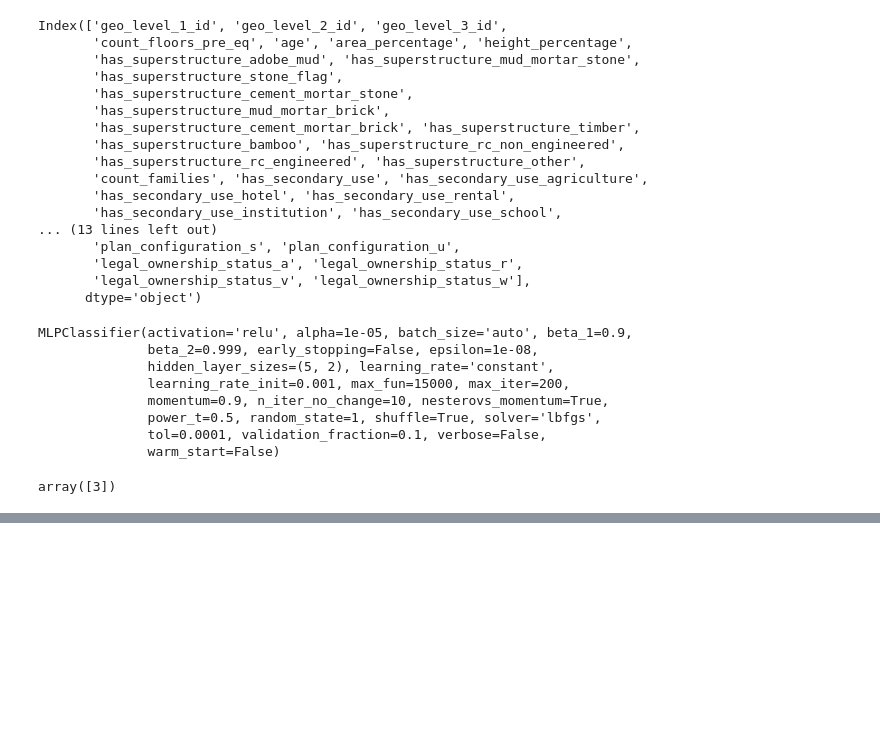
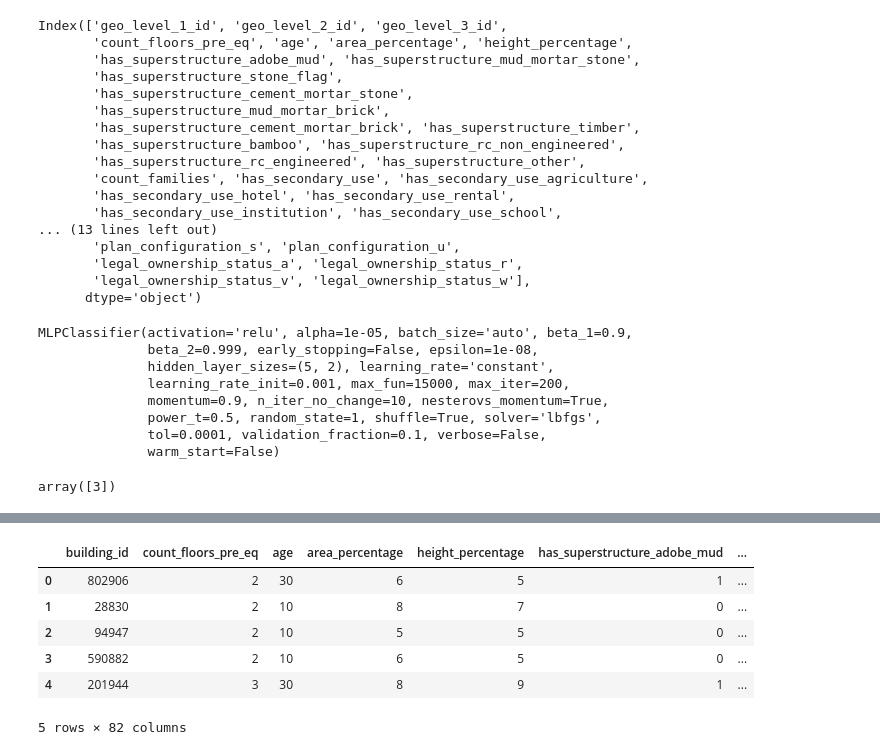
Before and after one commit to Thabby07/richter-predictor, a Jupyter notebook: TFM_Entrenamiento_Modelo.ipynb, the cells around one changed output, grey strips where cells are left out. Drawn from its saved outputs; the diff is of its cells as text; code cells hidden in the pictures; blank space fills up the shorter version.

```diff
--- a/TFM_Entrenamiento_Modelo.ipynb
+++ b/TFM_Entrenamiento_Modelo.ipynb
@@ -769,0 +833,50 @@ array([3])
+# %%
+# Load GEO-Embed Model
+model = NET()
+model.load_weights("geo_embed.h5")
+# %%
+# "Extract Intermediate Layer" Function
+from keras import backend as K
+
+get_int_layer_output = K.function([model.layers[0].input],
+                                  [model.layers[1].output])
+# %%
+# Extract GEO-Embeds for all train data points.
+# Then assign with train_data
+
+out = []
+for dat in geo3[:260601]:
+    layer_output = get_int_layer_output([[dat]])[0]
+    out.append(layer_output)
+
+out = np.array(out)
+out = np.squeeze(out)
+
+train_data = pd.get_dummies(train_x.copy())
+train_data = train_data.drop(['geo_level_1_id', 'geo_level_2_id', 'geo_level_3_id'], axis=1)
+train_data = train_data.assign(geo_feat1=out[:,0],
+                               geo_feat2=out[:,1],
+                               geo_feat3=out[:,2],
+                               geo_feat4=out[:,3],
+                               geo_feat5=out[:,4],
+                               geo_feat6=out[:,5],
+                               geo_feat7=out[:,6],
+                               geo_feat8=out[:,7],
+                               geo_feat9=out[:,8],
+                               geo_feat10=out[:,9],
+                               geo_feat11=out[:,10],
+                               geo_feat12=out[:,11],
+                               geo_feat13=out[:,12],
+                               geo_feat14=out[:,13],
+                               geo_feat15=out[:,14],
+                               geo_feat16=out[:,15])
+# %%
+train_data.head()
+# %% [output]
+|  | building_id | count_floors_pre_eq | age | area_percentage | height_percentage | has_superstructure_adobe_mud | ... |
+| 0 | 802906 | 2 | 30 | 6 | 5 | 1 | ... |
+| 1 | 28830 | 2 | 10 | 8 | 7 | 0 | ... |
+| 2 | 94947 | 2 | 10 | 5 | 5 | 0 | ... |
+| 3 | 590882 | 2 | 10 | 6 | 5 | 0 | ... |
+| 4 | 201944 | 3 | 30 | 8 | 9 | 1 | ... |
+5 rows × 82 columns
```
Also changed, not shown: parts of 20 cells of this notebook.
